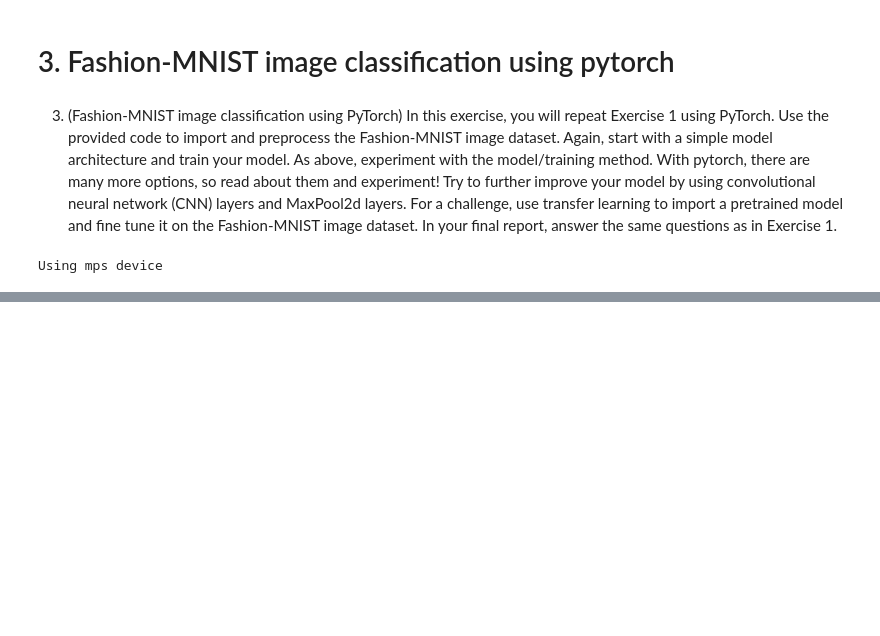
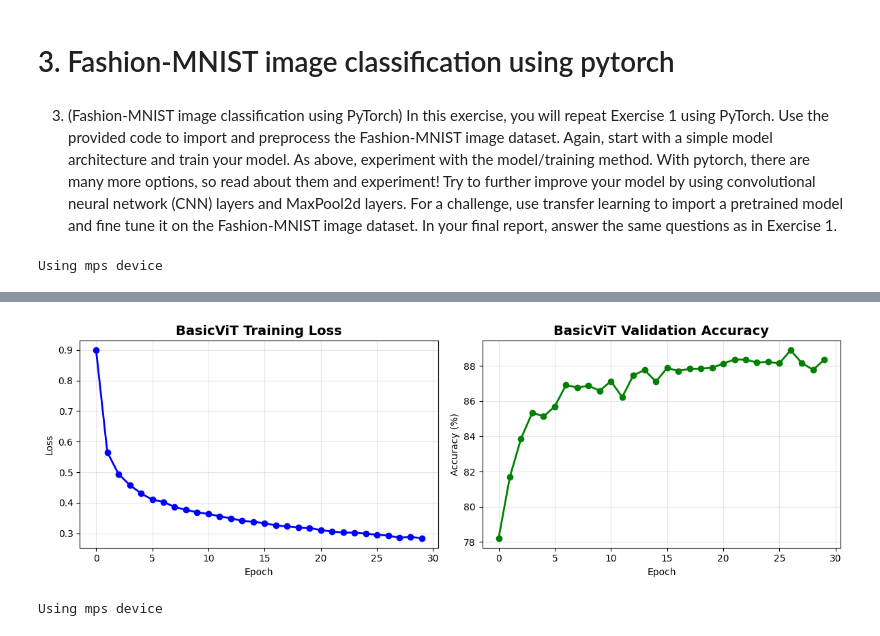
Before and after one commit to bodePacker/Math-for-DS-A3, a Jupyter notebook: project3.ipynb, the cells around one changed output, grey strips where cells are left out. Saved outputs shown, nothing was run; the diff lists cells and outputs as text; code cells hidden in the pictures; blank space fills up the shorter version.

```diff
--- a/project3.ipynb
+++ b/project3.ipynb
@@ -652,6 +683,7 @@ Final Test Accuracy: 92.02%
 # %%
 # Basic Vision Transformer
 import torch.nn as nn
+import matplotlib.pyplot as plt
 
 class BasicViT(nn.Module):
     """Super basic Vision Transformer using PyTorch's built-in components"""
@@ -709,6 +741,10 @@ model = BasicViT().to(device)
 optimizer = optim.Adam(model.parameters(), lr=0.001)
 criterion = nn.CrossEntropyLoss()
 
+# Track training metrics
+train_losses = []
+val_accuracies = []
+
 print("Training Basic Vision Transformer...")
 print("="*60)
 
@@ -721,10 +757,15 @@ for epoch in range(30):
         loss.backward(); optimizer.step()
         train_loss += loss.item()
 
+    avg_loss = train_loss / len(train_loader)
+    train_losses.append(avg_loss)
+
     model.eval()
     correct = sum((model(x.to(device)).argmax(1) == y.to(device)).sum().item()
                   for x, y in val_loader)
-    print(f"Epoch {epoch+1}/30 - Loss: {train_loss/len(train_loader):.4f} - Val Acc: {correct/len(val_ds)*100:.2f}%")
+    val_acc = correct / len(val_ds) * 100
+    val_accuracies.append(val_acc)
+    print(f"Epoch {epoch+1}/30 - Loss: {avg_loss:.4f} - Val Acc: {val_acc:.2f}%")
 
 # Test evaluation
 model.eval()
@@ -733,6 +774,26 @@ score = accuracy_score(y_test, preds)
 print("="*60)
 print(f"Vision Transformer Test Accuracy: {score:.4f} ({score*100:.2f}%)")
 print("="*60)
+
+# Plot training curves
+plt.figure(figsize=(12, 4))
+plt.subplot(1, 2, 1)
+plt.plot(train_losses, 'b-', linewidth=2, marker='o')
+plt.title('BasicViT Training Loss', fontsize=14, fontweight='bold')
+plt.xlabel('Epoch')
+plt.ylabel('Loss')
+plt.grid(True, alpha=0.3)
+
+plt.subplot(1, 2, 2)
+plt.plot(val_accuracies, 'g-', linewidth=2, marker='o')
+plt.title('BasicViT Validation Accuracy', fontsize=14, fontweight='bold')
+plt.xlabel('Epoch')
+plt.ylabel('Accuracy (%)')
+plt.grid(True, alpha=0.3)
+
+plt.tight_layout()
+plt.savefig('basicvit_training.png', dpi=300, bbox_inches='tight')
+plt.show()
 # %% [output]
 Training Basic Vision Transformer...
 ============================================================
@@ -753,4 +814,10 @@ Vision Transformer Test Accuracy: 0.8813 (88.13%)
 ============================================================
+[figure, added]
+# %%
+device = torch.accelerator.current_accelerator().type if torch.accelerator.is_available() else "cpu"
+print(f"Using {device} device")
+# %% [output]
+Using mps device
 # %%
 # Transfer Learning with ResNet18 on Fashion-MNIST
 # Following PyTorch transfer learning best practices:
```
Also changed, not shown: parts of 4 cells of this notebook, 5 other files.
